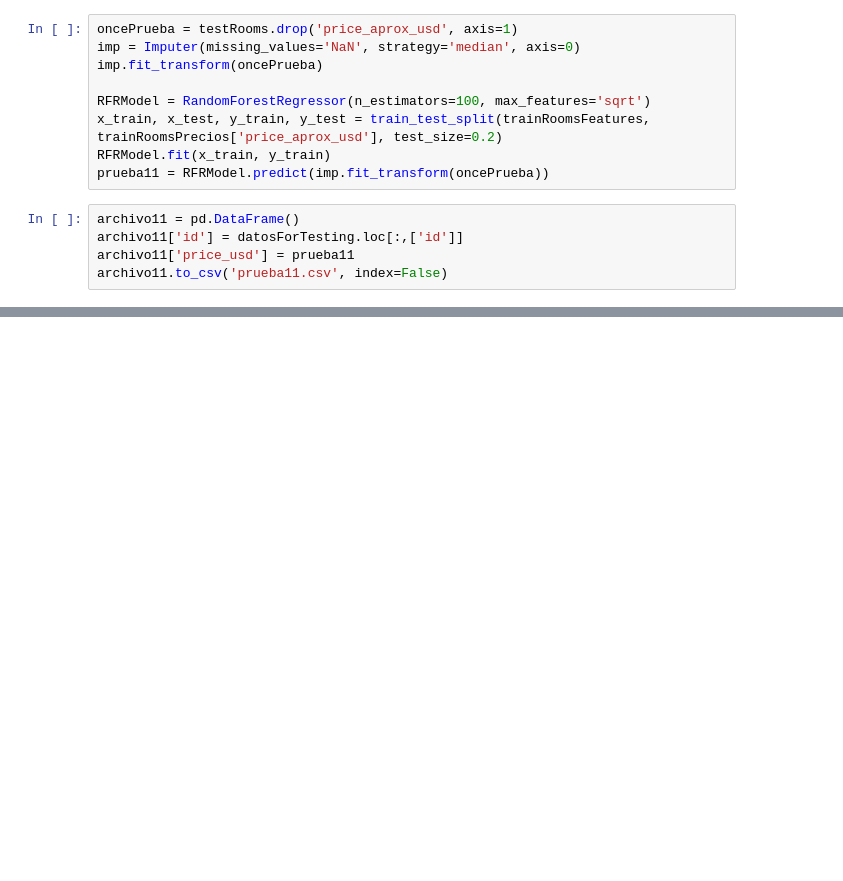
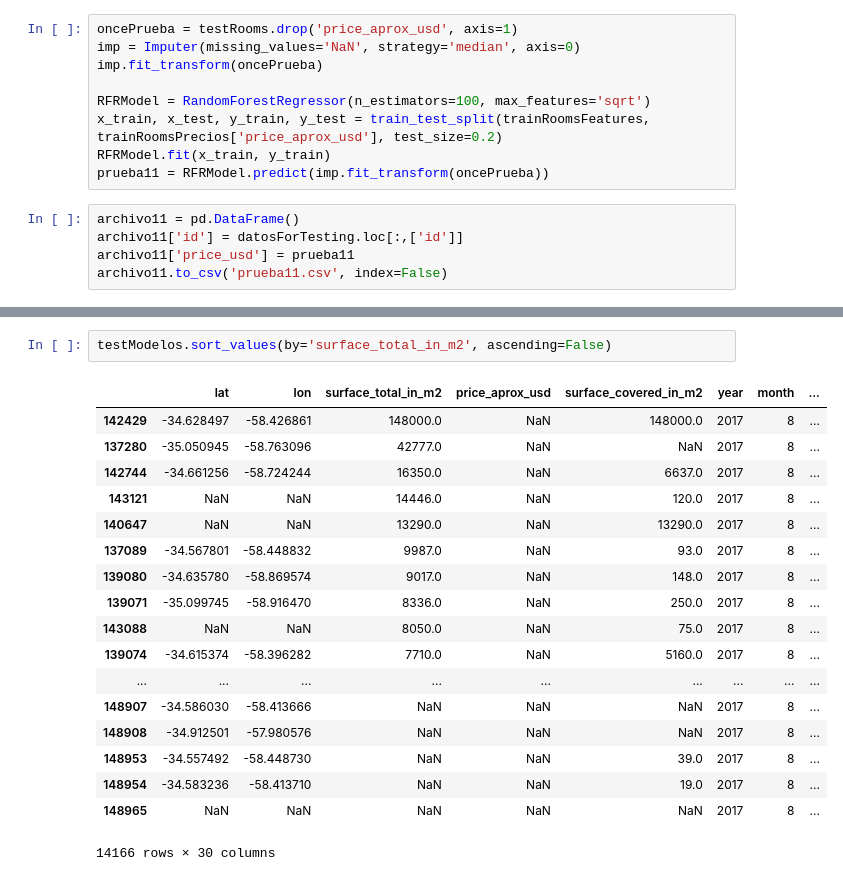
Before and after one commit to NicoGallegos/tpdatos, a Jupyter notebook: TP 2 -Nico.ipynb, the cells around one changed output, grey strips where cells are left out. Saved outputs shown, nothing was run; the diff lists cells and outputs as text; blank space fills up the shorter version.

```diff
--- a/TP 2 -Nico.ipynb
+++ b/TP 2 -Nico.ipynb
@@ -1526,0 +1547,21 @@ archivo11.to_csv('prueba11.csv', index=False)
+# %%
+testModelos.sort_values(by='surface_total_in_m2', ascending=False)
+# %% [output]
+|  | lat | lon | surface_total_in_m2 | price_aprox_usd | surface_covered_in_m2 | year | month | ... |
+| 142429 | -34.628497 | -58.426861 | 148000.0 | NaN | 148000.0 | 2017 | 8 | ... |
+| 137280 | -35.050945 | -58.763096 | 42777.0 | NaN | NaN | 2017 | 8 | ... |
+| 142744 | -34.661256 | -58.724244 | 16350.0 | NaN | 6637.0 | 2017 | 8 | ... |
+| 143121 | NaN | NaN | 14446.0 | NaN | 120.0 | 2017 | 8 | ... |
+| 140647 | NaN | NaN | 13290.0 | NaN | 13290.0 | 2017 | 8 | ... |
+| 137089 | -34.567801 | -58.448832 | 9987.0 | NaN | 93.0 | 2017 | 8 | ... |
+| 139080 | -34.635780 | -58.869574 | 9017.0 | NaN | 148.0 | 2017 | 8 | ... |
+| 139071 | -35.099745 | -58.916470 | 8336.0 | NaN | 250.0 | 2017 | 8 | ... |
+| 143088 | NaN | NaN | 8050.0 | NaN | 75.0 | 2017 | 8 | ... |
+| 139074 | -34.615374 | -58.396282 | 7710.0 | NaN | 5160.0 | 2017 | 8 | ... |
+| ... | ... | ... | ... | ... | ... | ... | ... | ... |
+| 148907 | -34.586030 | -58.413666 | NaN | NaN | NaN | 2017 | 8 | ... |
+| 148908 | -34.912501 | -57.980576 | NaN | NaN | NaN | 2017 | 8 | ... |
+| 148953 | -34.557492 | -58.448730 | NaN | NaN | 39.0 | 2017 | 8 | ... |
+| 148954 | -34.583236 | -58.413710 | NaN | NaN | 19.0 | 2017 | 8 | ... |
+| 148965 | NaN | NaN | NaN | NaN | NaN | 2017 | 8 | ... |
+14166 rows × 30 columns
```
Also changed, not shown: parts of 19 cells of this notebook.
